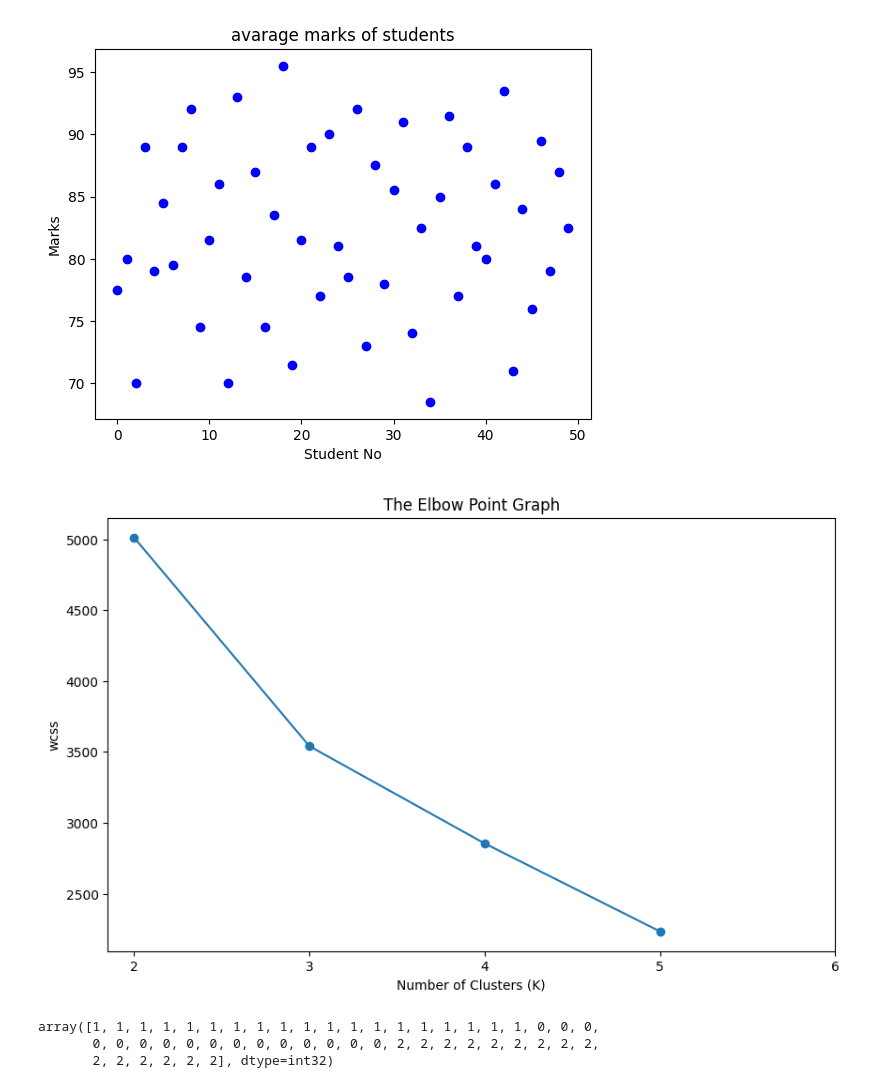
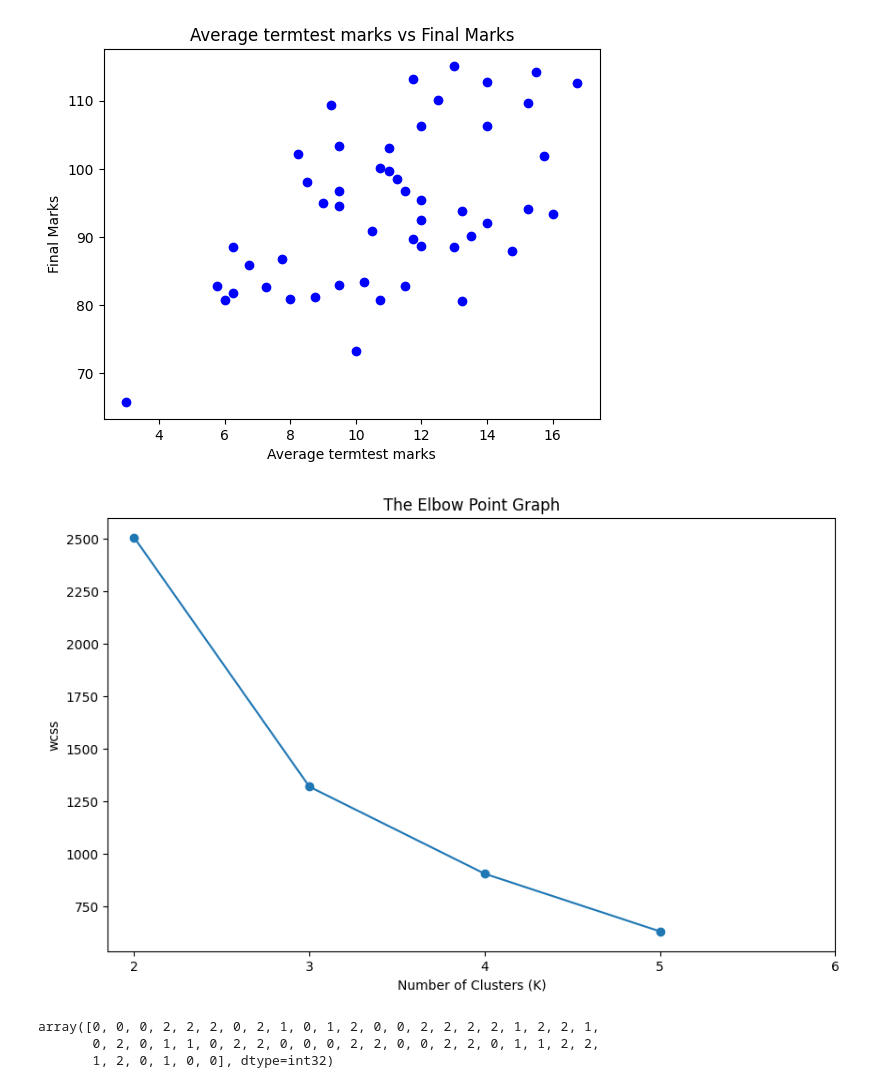
Before and after one commit to MDRumman2019/PDS-11-25, a Jupyter notebook: project2_datascience.ipynb, the cells around one changed output. Drawn from its saved outputs; the diff is of its cells as text; code cells hidden in the pictures.

```diff
--- a/project2_datascience.ipynb
+++ b/project2_datascience.ipynb
@@ -29,2 +52,8 @@ df.head()
-# %%
-df.drop(["TT-1 Marks","TT-2 Marks"],axis=1,inplace=True)
+# %%
+at=pd.read_csv("Attendance.csv")
+df=pd.merge(df,at,on=["Reg. No."],how="left")
+# %%
+import random
+df["Term Final Marks"]=np.array(random.randint(47,93) for i in range(50))
+df["Final Marks"]=df["Term Final Marks"]*0.7+df["Attendance"]+df["Average_term_test_marks"]
+df.head()
@@ -43,0 +75,3 @@ z=np.stack((x,y),axis=1)
+# %%
+X=df[["Average_term_test_marks","Final Marks"]].values
+X
@@ -45,18 +97,18 @@ z=np.stack((x,y),axis=1)
 import matplotlib.pyplot as plt
 from sklearn.cluster import KMeans
 # %%
-plt.scatter(x=x,y=y,color="blue")
-plt.xlabel("Student No")
-plt.ylabel("Marks")
-plt.title("avarage marks of students")
+plt.scatter(x=X[:,0],y=X[:,1],color="blue")
+plt.xlabel("Average termtest marks")
+plt.ylabel("Final Marks")
+plt.title("Average termtest marks vs Final Marks")
 plt.show()
 # %% [output]
-[figure, old version]
+[figure, new version]
 # %%
 wcss=[]
 for i in range(2,6):
   kmeans = KMeans(n_clusters=i, init='k-means++', random_state=2)
-  kmeans.fit(z)
+  kmeans.fit(X)
   wcss.append(kmeans.inertia_)
 
 plt.figure(figsize=(10,6))
@@ -68,15 +120,15 @@ plt.ylabel('wcss')
 plt.xticks([2,3,4,5,6])
 plt.show()
 # %% [output]
-[figure, old version]
+[figure, new version]
 # %%
 kmeans = KMeans(n_clusters=3, init='k-means++', random_state=0)
-Y = kmeans.fit_predict(z)
+Y = kmeans.fit_predict(X)
 Y
 # %% [output]
-array([1, 1, 1, 1, 1, 1, 1, 1, 1, 1, 1, 1, 1, 1, 1, 1, 1, 1, 1, 0, 0, 0,
-       0, 0, 0, 0, 0, 0, 0, 0, 0, 0, 0, 0, 0, 2, 2, 2, 2, 2, 2, 2, 2, 2,
-       2, 2, 2, 2, 2, 2], dtype=int32)
+array([0, 0, 0, 2, 2, 2, 0, 2, 1, 0, 1, 2, 0, 0, 2, 2, 2, 2, 1, 2, 2, 1,
+       0, 2, 0, 1, 1, 0, 2, 2, 0, 0, 0, 2, 2, 0, 0, 2, 2, 0, 1, 1, 2, 2,
+       1, 2, 0, 1, 0, 0], dtype=int32)
 # %%
 kmeans.cluster_centers_
 # %% [output]
```
Also changed, not shown: parts of 12 cells of this notebook.
